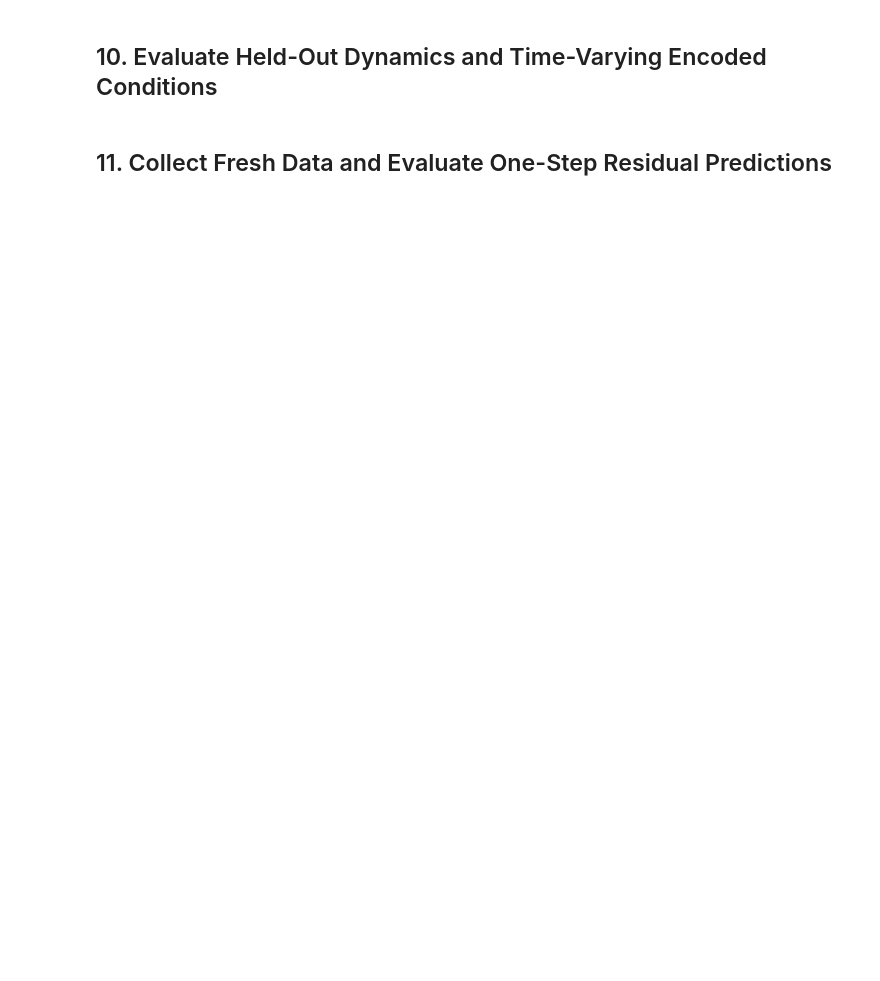
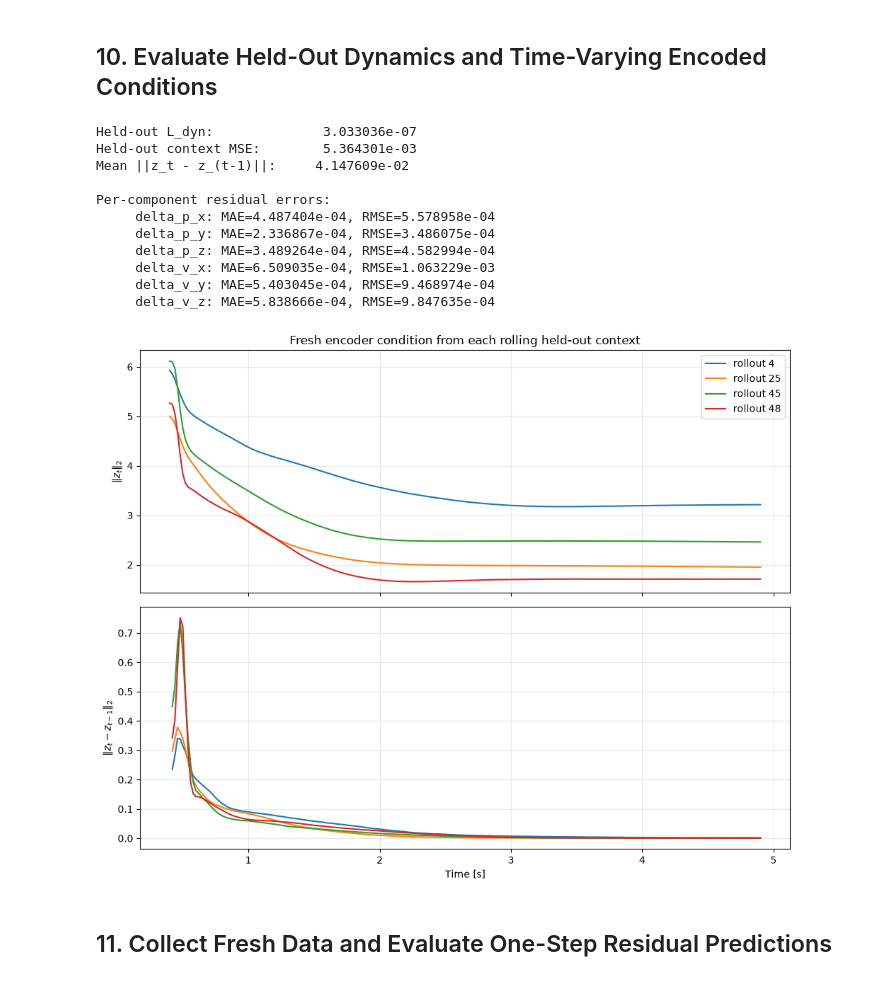
Before and after one commit to dimitriasilveria/variational_neural_dynamics, a Jupyter notebook: examples/state_hovering/train_residual_dyn_encoder.ipynb, the cells around one changed output. Saved outputs shown, nothing was run; the diff lists cells and outputs as text; code cells hidden in the pictures; blank space fills up the shorter version.

Commit message:
encoder + dynamics training with residual normalization

```diff
--- a/examples/state_hovering/train_residual_dyn_encoder.ipynb
+++ b/examples/state_hovering/train_residual_dyn_encoder.ipynb
@@ -153,7 +153,7 @@ Rollouts per represented condition: [15 18 15 14 15 14  9 16 10 18 11 17 14 21 2
 # timestep. One z_t is shared over several following transitions so it must
 # represent their common dynamics instead of memorizing a single residual.
 context_length = 20
-dynamics_horizon = 5
+dynamics_horizon = 10
 train_fraction = 0.9
 
 num_transitions_per_rollout = state_actions.shape[1]
@@ -255,16 +255,12 @@ prior_next_quad_states = evaluate_prior(
     transition_states, prior_actions, prior_keys
 )
 
-def state_difference(observed, nominal, include_orientation=True):
-    differences = [observed.p - nominal.p, observed.v - nominal.v]
-    if include_orientation:
-        relative_rotation = (
-            jnp.swapaxes(nominal.R, -1, -2) @ observed.R
-        )
-        differences.append(
-            Rotation.from_matrix(relative_rotation).as_rotvec()
-        )
-    return jnp.concatenate(differences, axis=-1)
+def state_difference(observed, nominal):
+    # Hovering predicts translational residuals only. Orientation is advanced
+    # entirely by the analytical body-rate dynamics in the physics prior.
+    return jnp.concatenate(
+        [observed.p - nominal.p, observed.v - nominal.v], axis=-1
+    )
 
 flat_residual_targets = state_difference(
     observed_next_quad_states, prior_next_quad_states
@@ -272,7 +268,7 @@ flat_residual_targets = state_difference(
 residual_targets = flat_residual_targets.reshape(
     contexts.shape[0], dynamics_horizon, -1
 )
-assert residual_targets.shape[-1] == 9
+assert residual_targets.shape[-1] == 6
 
 training_context_mask = train_rollout_mask[context_rollout_ids]
 train_contexts = contexts[training_context_mask]
@@ -314,7 +310,7 @@ residual_model = LatentConditionedResidualDynamics(
     latent_dim=latent_dim,
     hidden_dim=256,
     num_blocks=2,
-    predict_orientation=True,
+    predict_orientation=False,
 )
 # G_eta is auxiliary: it reconstructs the complete normalized context from z.
 context_decoder = MLP(
@@ -353,7 +349,7 @@ dummy_latent, dummy_residuals, dummy_reconstruction = joint_forward(
     joint_train_state.params, train_contexts[0], train_dynamics_inputs[0]
 )
 assert dummy_latent.shape == (latent_dim,)
-assert dummy_residuals.shape == (dynamics_horizon, 9)
+assert dummy_residuals.shape == (dynamics_horizon, 6)
 assert dummy_reconstruction.shape == (context_length, state_action_dim)
 print(f"Encoder output:        {dummy_latent.shape}")
 print(f"Residual-head output: {dummy_residuals.shape}")
@@ -367,7 +363,7 @@ Decoder output:        (20, 14)
 # %%
 # lambda_rec is exposed explicitly because the paper does not prescribe one
 # universal task-independent value. L_rec acts on normalized context channels.
-lambda_rec = 1e-5
+lambda_rec = 1e-4
 huber_delta = 1.0
 batch_size = min(512, train_contexts.shape[0])
 num_training_steps = 5000
@@ -506,7 +522,6 @@ validation_predictions.block_until_ready()
 component_names = [
     "delta_p_x", "delta_p_y", "delta_p_z",
     "delta_v_x", "delta_v_y", "delta_v_z",
-    "delta_xi_x", "delta_xi_y", "delta_xi_z",
 ]
 component_mae = jnp.abs(
     validation_predictions - validation_targets
@@ -533,33 +548,46 @@ print("\nPer-component residual errors:")
 for name, mae, rmse in zip(component_names, component_mae, component_rmse):
     print(f"  {name:>12s}: MAE={mae:.6e}, RMSE={rmse:.6e}")
 
 fig, axes = plt.subplots(2, 1, figsize=(10, 8), sharex=True)
 held_out_rollouts_to_plot = jnp.unique(validation_rollout_ids)[:4]
 for rollout_id in held_out_rollouts_to_plot:
     rollout_mask = validation_rollout_ids == rollout_id
     rollout_time = validation_context_times[rollout_mask] * sim_dt
     rollout_latents = validation_latents[rollout_mask]
     axes[0].plot(
         rollout_time,
         jnp.linalg.norm(rollout_latents, axis=-1),
         label=f"rollout {int(rollout_id)}",
     )
     axes[1].plot(
         rollout_time[1:],
         jnp.linalg.norm(
             rollout_latents[1:] - rollout_latents[:-1], axis=-1
         ),
     )
 
 axes[0].set_ylabel(r"$\|z_t\|_2$")
 axes[0].set_title("Fresh encoder condition from each rolling held-out context")
 axes[0].legend()
 axes[1].set_xlabel("Time [s]")
 axes[1].set_ylabel(r"$\|z_t-z_{t-1}\|_2$")
 for ax in axes:
     ax.grid(True, alpha=0.3)
 fig.tight_layout()
 plt.show()
+# %% [output]
+Held-out L_dyn:              3.033036e-07
+Held-out context MSE:        5.364301e-03
+Mean ||z_t - z_(t-1)||:     4.147609e-02
+
+Per-component residual errors:
+     delta_p_x: MAE=4.487404e-04, RMSE=5.578958e-04
+     delta_p_y: MAE=2.336867e-04, RMSE=3.486075e-04
+     delta_p_z: MAE=3.489264e-04, RMSE=4.582994e-04
+     delta_v_x: MAE=6.509035e-04, RMSE=1.063229e-03
+     delta_v_y: MAE=5.403045e-04, RMSE=9.468974e-04
+     delta_v_z: MAE=5.838666e-04, RMSE=9.847635e-04
+[figure, added]
 # %% [markdown]
 ## 11. Collect Fresh Data and Evaluate One-Step Residual Predictions
 # %%
```
Also changed, not shown: parts of 14 cells of this notebook.
